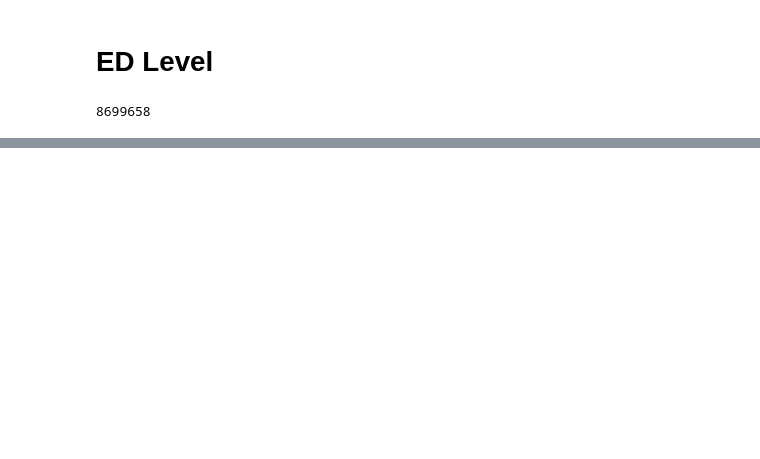
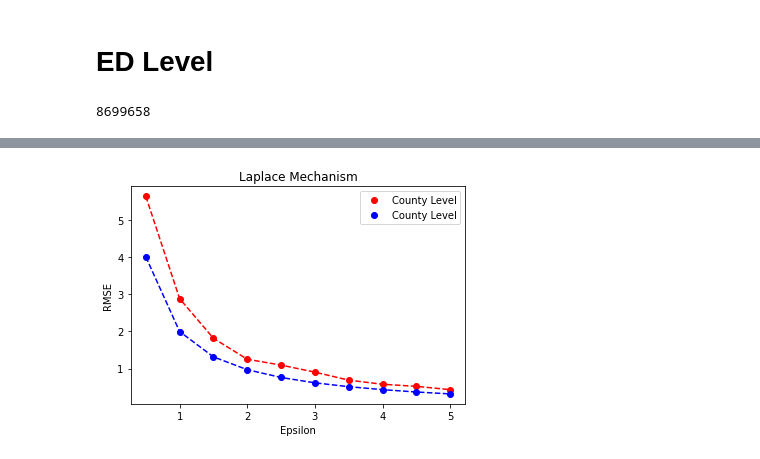
Before and after one commit to avalouisefinnegan/Thesis_DP, a Jupyter notebook: central_dp.ipynb, the cells around one changed output, grey strips where cells are left out. Saved outputs shown, nothing was run; the diff lists cells and outputs as text; code cells hidden in the pictures; blank space fills up the shorter version.

```diff
--- a/central_dp.ipynb
+++ b/central_dp.ipynb
@@ -129,0 +131,9 @@ Text(0.5, 1.0, 'Laplace Mechanism for County Level Commute')
+# %%
+#Maximum error
+all_county_max_count_difference = []
+all_county_max_count_difference_index = []
+for released_count in range(len(budget)):
+    max_county_count_difference = max(abs(all_county_released_counts[released_count][idx] - county_sensitive_counts[idx]) for idx in range(len(county_sensitive_counts)))
+    all_county_max_count_difference.append(max_county_count_difference)
+    county_max_count_difference_index = [idx for idx in range(len(county_sensitive_counts)) if abs(all_county_released_counts[released_count][idx] - county_sensitive_counts[idx]) == max_county_count_difference]
+    all_county_max_count_difference_index.append(county_max_count_difference_index)
@@ -158,8 +227,7 @@ ed_sensitive_counts = histogram(ed_data)
 all_ed_released_counts = []
 all_ed_elapsed_time = []
 
-
-for epsilon in budget:
+for i, epsilon in enumerate(budget):
     #d_in is the sensistivity
     #d_out is the privacy budget ie.epsilon
     noisy_histogram = dp.binary_search_chain(
@@ -176,3 +244,4 @@ for epsilon in budget:
     # Post-processing to ensure non-negative counts
     released_counts = [max(count, 0) for count in released_counts]
     all_ed_released_counts.append(released_counts)
+    print(f'{(i+1)/len(budget)} Completed.', end = '\r')
@@ -189,0 +298,13 @@ plt.title('Laplace Mechanism for Electoral Division Level Commute')
+# %%
+plt.plot(budget, all_county_rmse, 'ro', label='County Level')
+plt.plot(budget, all_county_rmse, 'r--')
+
+plt.plot(budget, all_ed_rmse, 'bo', label='County Level')
+plt.plot(budget, all_ed_rmse, 'b--')
+plt.xlabel('Epsilon')
+plt.ylabel('RMSE')
+plt.title('Laplace Mechanism')
+plt.legend(loc="upper right")
+plt.savefig("Laplace Mechanism")
+# %% [output]
+[figure, added]
```
Also changed, not shown: parts of 17 cells of this notebook.
